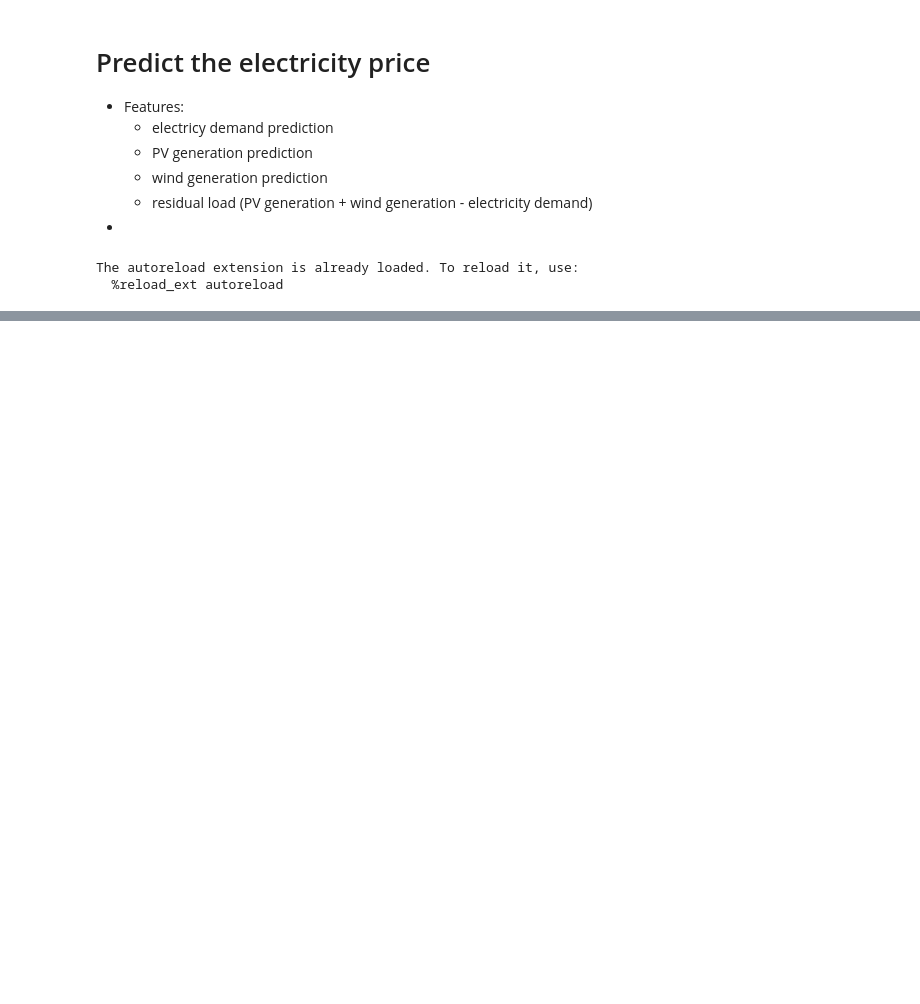
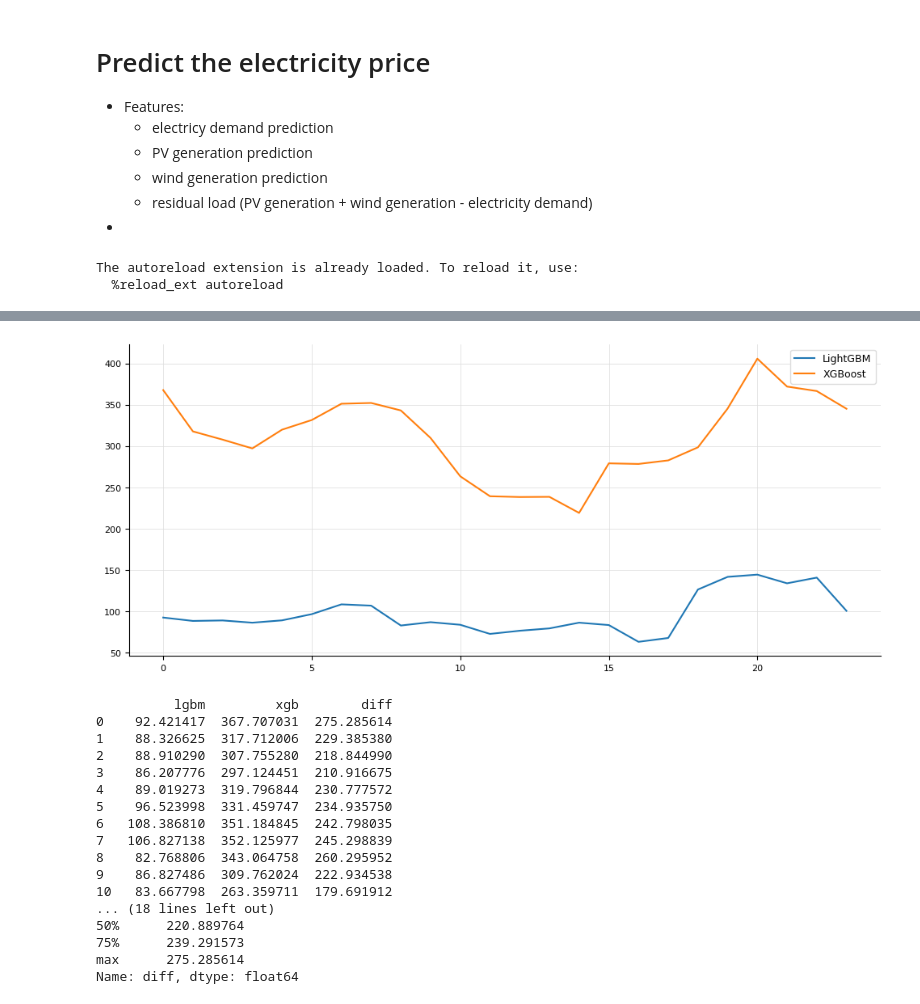
Before and after one commit to SW-oasen/electricity_price_forecast, a Jupyter notebook: notebook/07_predict_price.ipynb, the cells around one changed output, grey strips where cells are left out. Drawn from its saved outputs; the diff is of its cells as text; code cells hidden in the pictures; blank space fills up the shorter version.

```diff
--- a/notebook/07_predict_price.ipynb
+++ b/notebook/07_predict_price.ipynb
@@ -264,0 +166,37 @@ Name: price_de_lu_eur_mwh, dtype: float64
+# %%
+import matplotlib.pyplot as plt
+
+plt.figure(figsize=(12, 5))
+plt.plot(pred_price_lgbm[:200], label="LightGBM")
+plt.plot(pred_price_xgb[:200], label="XGBoost")
+
+plt.legend()
+plt.show()
+
+compare = pd.DataFrame({
+    "lgbm": pred_price_lgbm,
+    "xgb": pred_price_xgb,
+})
+
+compare["diff"] = compare["xgb"] - compare["lgbm"]
+print(compare)
+print(compare["diff"].describe())
+# %% [output]
+[figure, added]
+          lgbm         xgb        diff
+0    92.421417  367.707031  275.285614
+1    88.326625  317.712006  229.385380
+2    88.910290  307.755280  218.844990
+3    86.207776  297.124451  210.916675
+4    89.019273  319.796844  230.777572
+5    96.523998  331.459747  234.935750
+6   108.386810  351.184845  242.798035
+7   106.827138  352.125977  245.298839
+8    82.768806  343.064758  260.295952
+9    86.827486  309.762024  222.934538
+10   83.667798  263.359711  179.691912
+... (18 lines left out)
+50%      220.889764
+75%      239.291573
+max      275.285614
+Name: diff, dtype: float64
```
Also changed, not shown: parts of 7 cells of this notebook, 11 other files.
